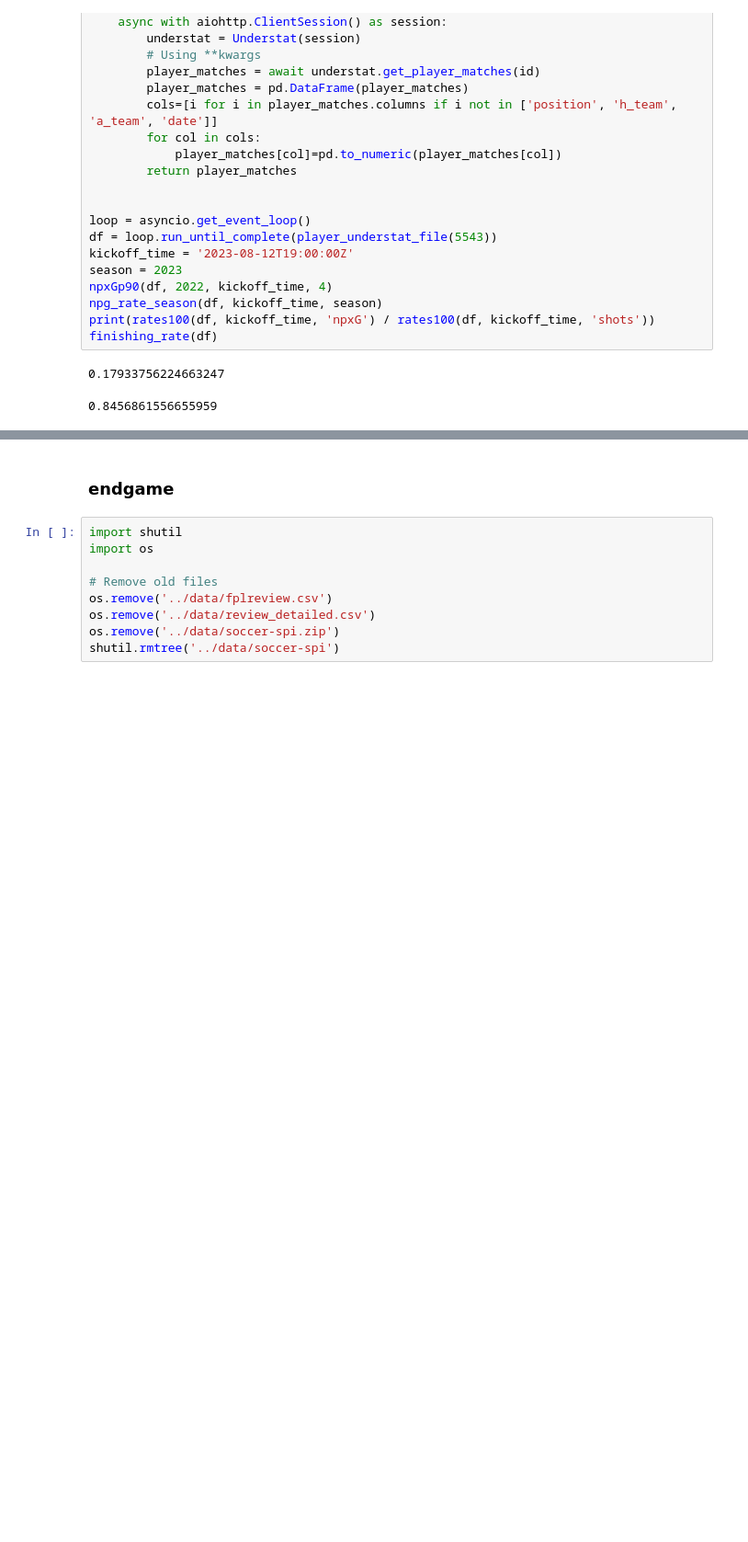
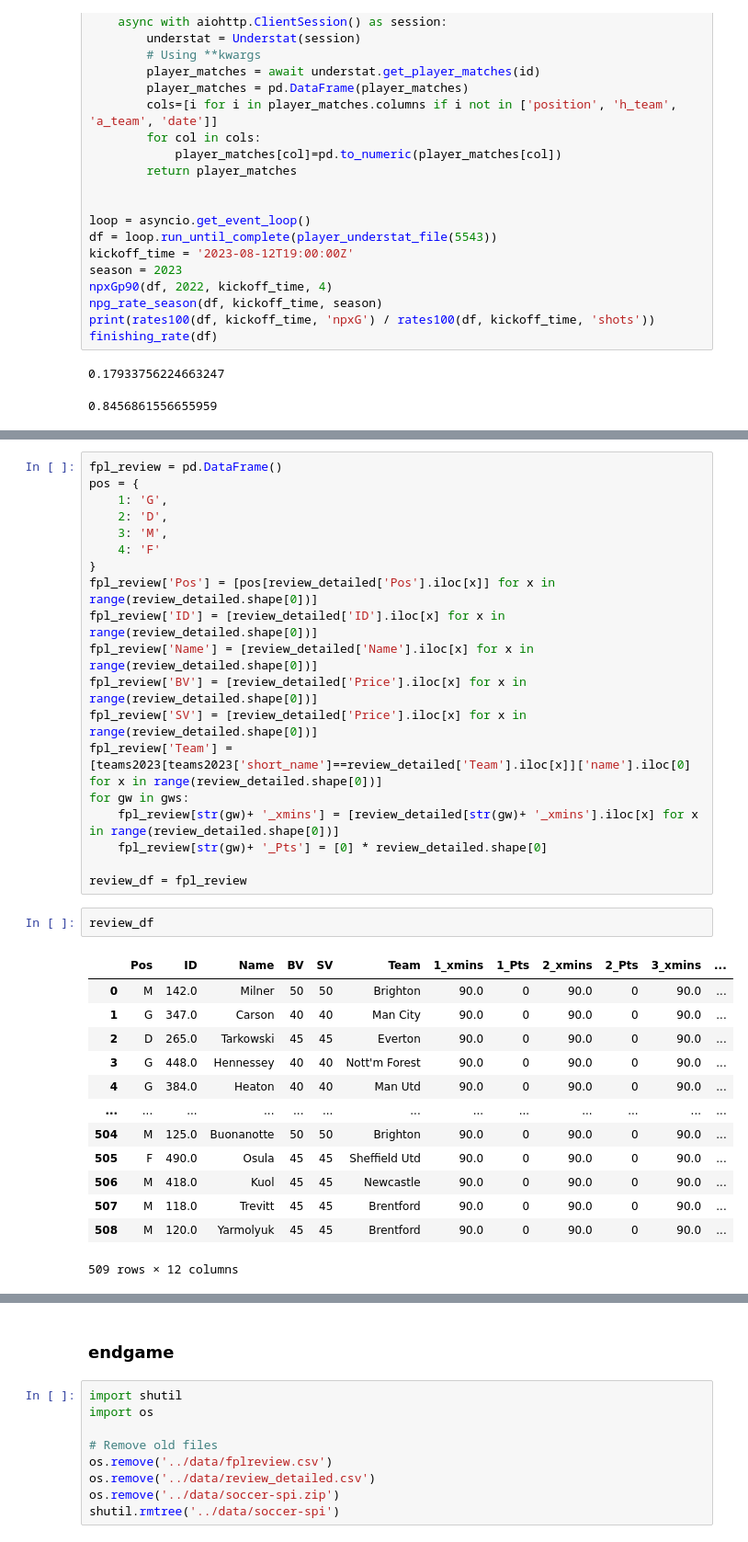
Before and after one commit to spiros26/FPL-Project, a Jupyter notebook: ev_creator/ALEX.ipynb, the cells around one changed output, grey strips where cells are left out. Shown: that part at 92% size. Saved outputs shown, nothing was run; the diff lists cells and outputs as text; blank space fills up the shorter version.

```diff
--- a/ev_creator/ALEX.ipynb
+++ b/ev_creator/ALEX.ipynb
@@ -687,0 +734,35 @@ master[~master['23-24'].isna()]
+# %%
+fpl_review = pd.DataFrame()
+pos = {
+    1: 'G',
+    2: 'D',
+    3: 'M',
+    4: 'F'
+}
+fpl_review['Pos'] = [pos[review_detailed['Pos'].iloc[x]] for x in range(review_detailed.shape[0])]
+fpl_review['ID'] = [review_detailed['ID'].iloc[x] for x in range(review_detailed.shape[0])]
+fpl_review['Name'] = [review_detailed['Name'].iloc[x] for x in range(review_detailed.shape[0])]
+fpl_review['BV'] = [review_detailed['Price'].iloc[x] for x in range(review_detailed.shape[0])]
+fpl_review['SV'] = [review_detailed['Price'].iloc[x] for x in range(review_detailed.shape[0])]
+fpl_review['Team'] = [teams2023[teams2023['short_name']==review_detailed['Team'].iloc[x]]['name'].iloc[0] for x in range(review_detailed.shape[0])]
+for gw in gws:
+    fpl_review[str(gw)+ '_xmins'] = [review_detailed[str(gw)+ '_xmins'].iloc[x] for x in range(review_detailed.shape[0])]
+    fpl_review[str(gw)+ '_Pts'] = [0] * review_detailed.shape[0]
+
+review_df = fpl_review
+# %%
+review_df
+# %% [output]
+|  | Pos | ID | Name | BV | SV | Team | 1_xmins | 1_Pts | 2_xmins | 2_Pts | 3_xmins | ... |
+| 0 | M | 142.0 | Milner | 50 | 50 | Brighton | 90.0 | 0 | 90.0 | 0 | 90.0 | ... |
+| 1 | G | 347.0 | Carson | 40 | 40 | Man City | 90.0 | 0 | 90.0 | 0 | 90.0 | ... |
+| 2 | D | 265.0 | Tarkowski | 45 | 45 | Everton | 90.0 | 0 | 90.0 | 0 | 90.0 | ... |
+| 3 | G | 448.0 | Hennessey | 40 | 40 | Nott'm Forest | 90.0 | 0 | 90.0 | 0 | 90.0 | ... |
+| 4 | G | 384.0 | Heaton | 40 | 40 | Man Utd | 90.0 | 0 | 90.0 | 0 | 90.0 | ... |
+| ... | ... | ... | ... | ... | ... | ... | ... | ... | ... | ... | ... | ... |
+| 504 | M | 125.0 | Buonanotte | 50 | 50 | Brighton | 90.0 | 0 | 90.0 | 0 | 90.0 | ... |
+| 505 | F | 490.0 | Osula | 45 | 45 | Sheffield Utd | 90.0 | 0 | 90.0 | 0 | 90.0 | ... |
+| 506 | M | 418.0 | Kuol | 45 | 45 | Newcastle | 90.0 | 0 | 90.0 | 0 | 90.0 | ... |
+| 507 | M | 118.0 | Trevitt | 45 | 45 | Brentford | 90.0 | 0 | 90.0 | 0 | 90.0 | ... |
+| 508 | M | 120.0 | Yarmolyuk | 45 | 45 | Brentford | 90.0 | 0 | 90.0 | 0 | 90.0 | ... |
+509 rows × 12 columns
```
Also changed, not shown: parts of 11 cells of this notebook, 12 other files.
